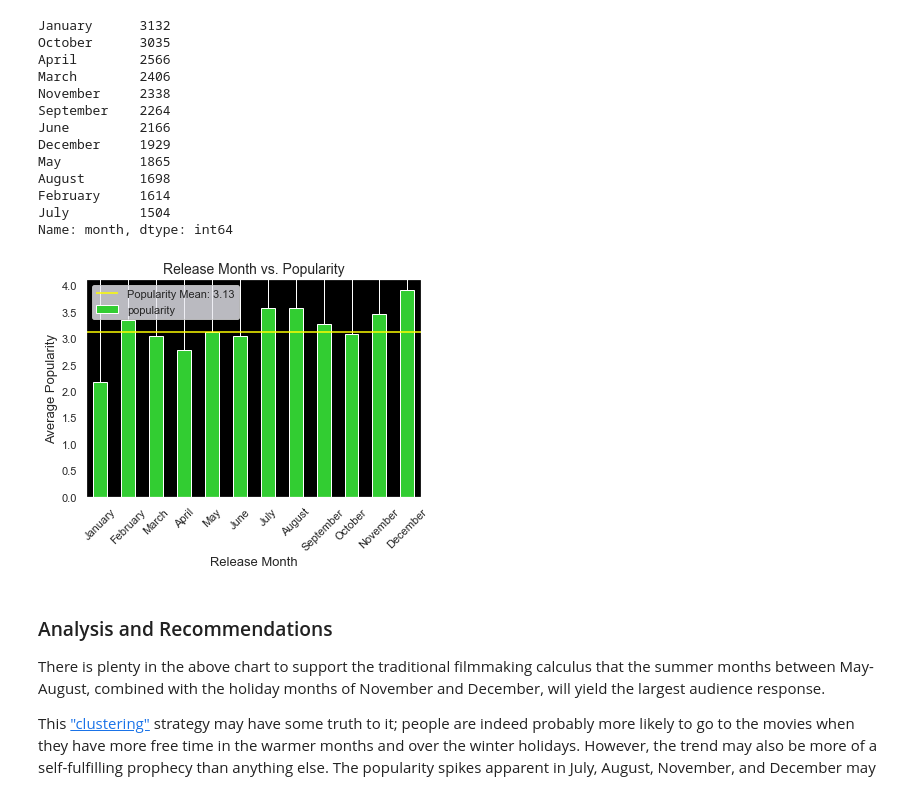
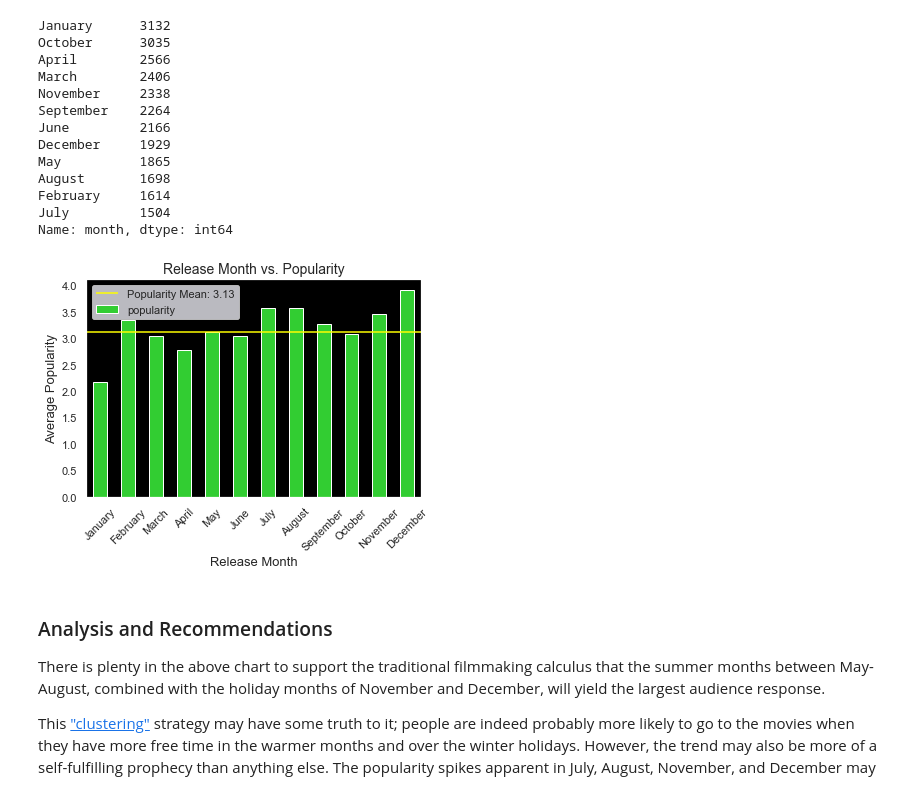
Before and after one commit to alexiskedo/Analyzing-Film-Production-Data, a Jupyter notebook: Microsoft_Data_Analysis.ipynb, the cells around one changed output. Cells and saved outputs as stored; diff of their text form; code cells hidden in the pictures.

```diff
--- a/Microsoft_Data_Analysis.ipynb
+++ b/Microsoft_Data_Analysis.ipynb
@@ -317,32 +315,33 @@ Name: month, dtype: int64
 # %%
 #Plot by Month and Average Popularity to figure out the most popular month to release movies.
 
 #Make the group of the data according to their release month, find the mean popularity related to this, and plot.
 from matplotlib import pyplot as plt
 moviedb_movies.groupby('month')['popularity'].mean().plot(kind = 'bar', color='limegreen')
 
 #Set up the title of the graph.
 plt.title("Release Month vs. Popularity",fontsize = 14)
 
 #Setup the x-axis label and y-axis label of the graph.
 plt.xlabel('Release Month',fontsize = 13)
 plt.ylabel('Average Popularity',fontsize = 13)
 axes = plt.gca()
-axes.yaxis.grid()
 axes.set(facecolor='black')
+axes.grid(b=None)
+
 
 #Insert mean popularity
 plt.hlines(y=moviedb_movies['popularity'].mean(),xmin=-.5, xmax=11.5,color='yellow',
            label=f"Popularity Mean: {moviedb_movies['popularity'].mean():.2f}")
 
 # Change x-axis tick labels to display names (not numbers) of months.
 plt.xticks([0, 1, 2, 3, 4, 5, 6, 7, 8, 9, 10, 11], ['January', 'February', 'March', 'April', 'May', 'June', 'July', 'August', 'September', 'October', 'November', 'December'],rotation=45)
 # Set text labels and properties.
 plt.legend()
 plt.savefig('months.png', dpi=300, bbox_inches='tight')
 plt.show()
 # %% [output]
-[figure, old version]
+[figure, new version]
 # %% [markdown]
 ### Analysis and Recommendations
 There is plenty in the above chart to support the traditional filmmaking calculus that the summer months between May-August, combined with the holiday months of November and December, will yield the largest audience response.
```
Also changed, not shown: parts of 3 cells of this notebook, 3 other files.
